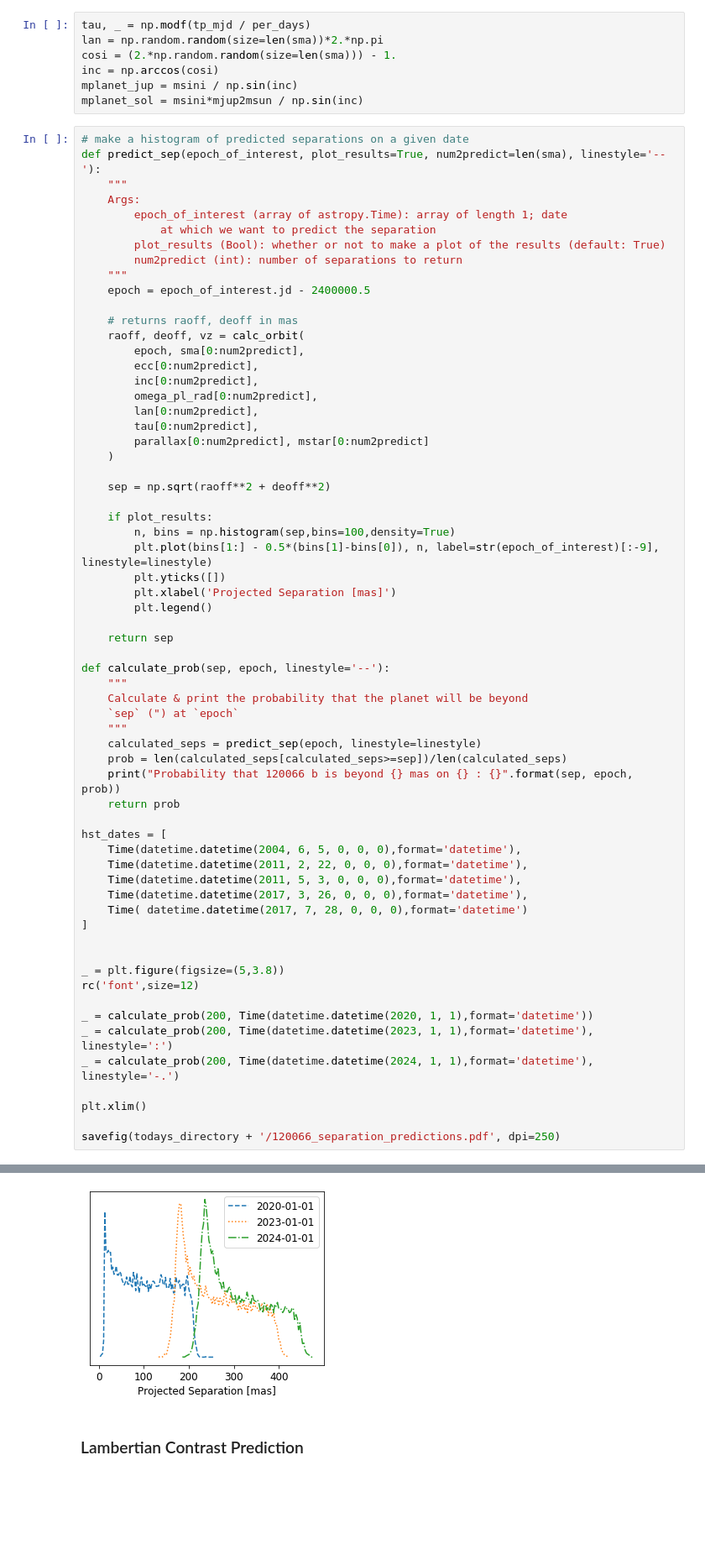
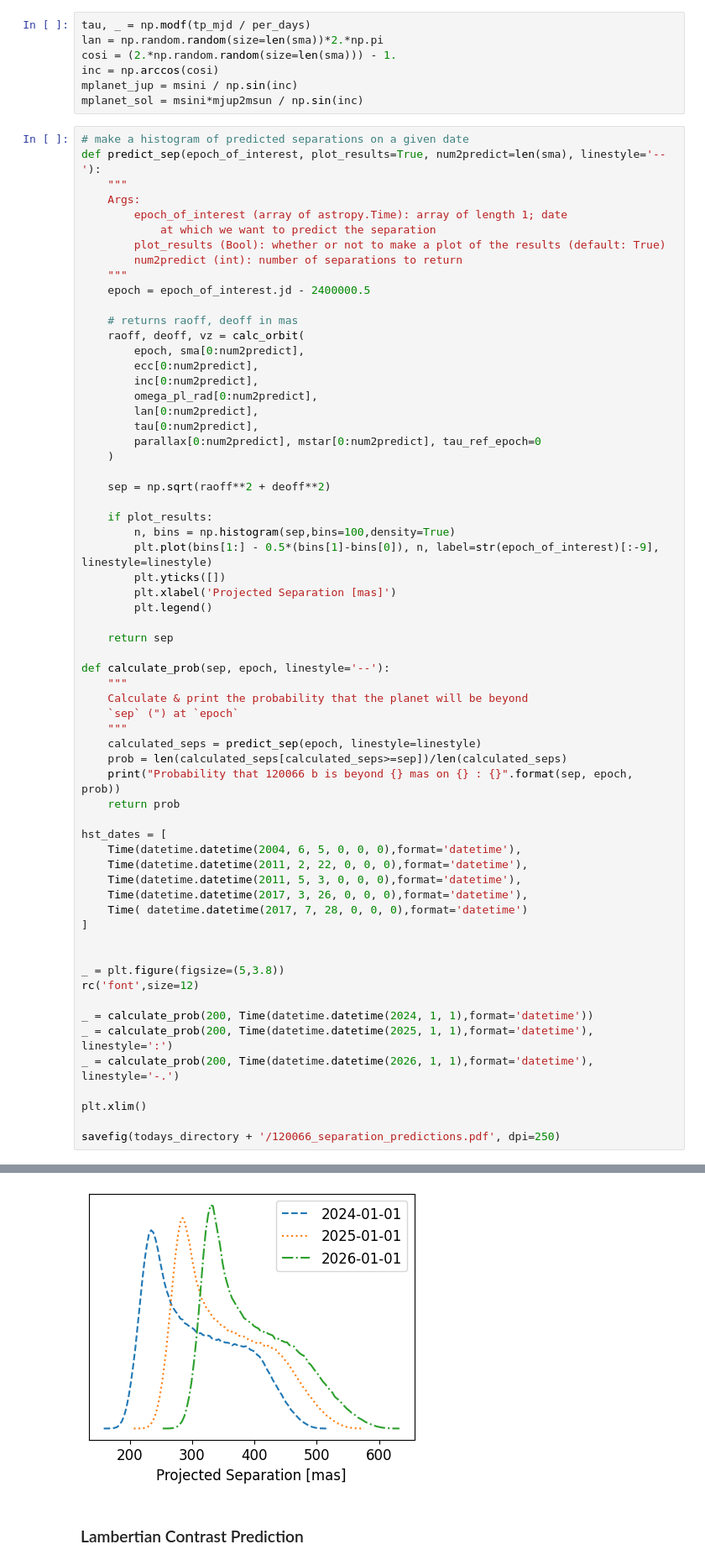
Before and after one commit to California-Planet-Search/planet-pi, a Jupyter notebook: 120066_plots+analysis.ipynb, the cells around one changed output, grey strips where cells are left out. Shown at 84% size. Drawn from its saved outputs; the diff is of its cells as text; blank space fills up the shorter version.

```diff
--- a/120066_plots+analysis.ipynb
+++ b/120066_plots+analysis.ipynb
@@ -557,7 +553,7 @@ def predict_sep(epoch_of_interest, plot_results=True, num2predict=len(sma), line
         omega_pl_rad[0:num2predict],
         lan[0:num2predict],
         tau[0:num2predict],
-        parallax[0:num2predict], mstar[0:num2predict]
+        parallax[0:num2predict], mstar[0:num2predict], tau_ref_epoch=0
     )
 
     sep = np.sqrt(raoff**2 + deoff**2)
@@ -593,9 +589,9 @@ hst_dates = [
 _ = plt.figure(figsize=(5,3.8))
 rc('font',size=12)
 
-_ = calculate_prob(200, Time(datetime.datetime(2020, 1, 1),format='datetime'))
-_ = calculate_prob(200, Time(datetime.datetime(2023, 1, 1),format='datetime'), linestyle=':')
-_ = calculate_prob(200, Time(datetime.datetime(2024, 1, 1),format='datetime'), linestyle='-.')
+_ = calculate_prob(200, Time(datetime.datetime(2024, 1, 1),format='datetime'))
+_ = calculate_prob(200, Time(datetime.datetime(2025, 1, 1),format='datetime'), linestyle=':')
+_ = calculate_prob(200, Time(datetime.datetime(2026, 1, 1),format='datetime'), linestyle='-.')
 
 plt.xlim()
 
@@ -607,4 +603,4 @@ Probability that 120066 b is beyond 200 mas on 2024-01-01 00:00:00 : 0.999
-[figure, old version]
+[figure, new version]
 # %% [markdown]
 ### Lambertian Contrast Prediction
 # %%
```
Also changed, not shown: parts of 9 cells of this notebook.
